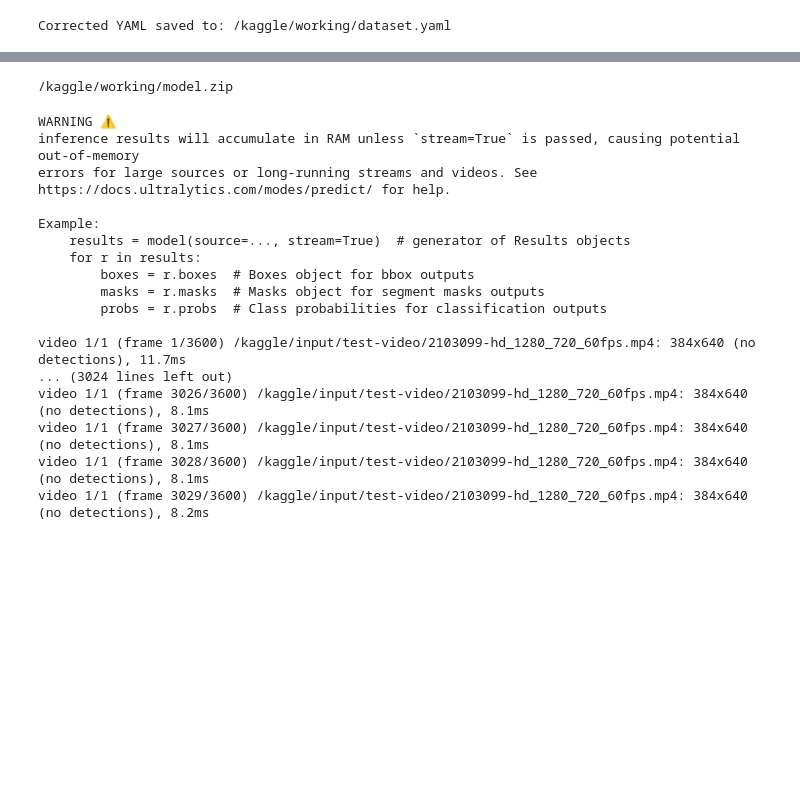
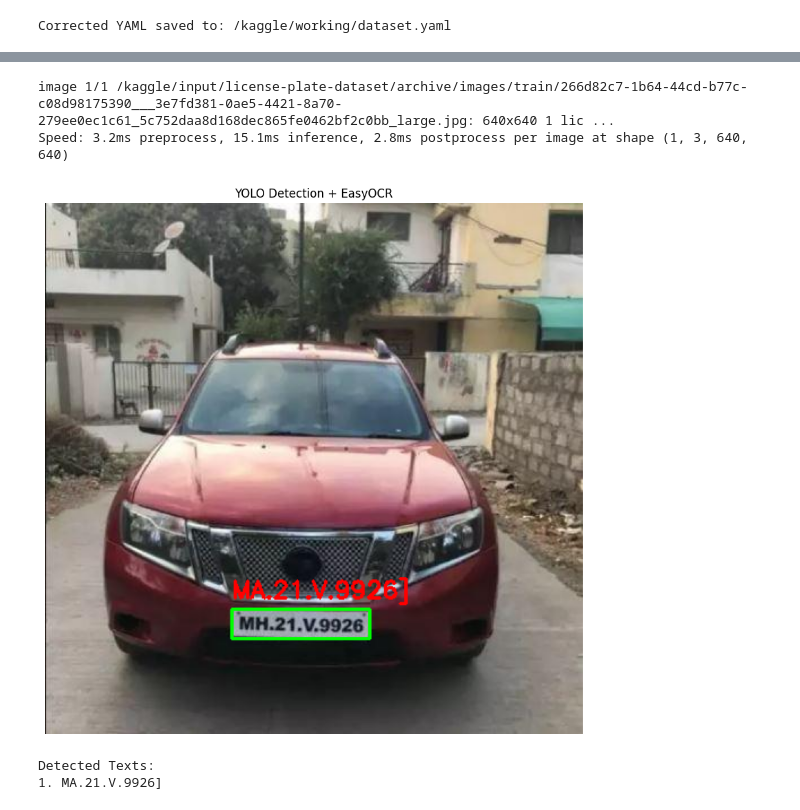
Before and after one commit to Sourav-Kirshan-Lalan/license-plate-rec, a Jupyter notebook: plate.ipynb, the cells around one changed output, grey strips where cells are left out. Saved outputs shown, nothing was run; the diff lists cells and outputs as text; code cells hidden in the pictures; blank space fills up the shorter version.

```diff
--- a/plate.ipynb
+++ b/plate.ipynb
@@ -135,27 +93,0 @@ result[0].show()
-# %%
-from IPython.display import FileLink
-
-FileLink("/kaggle/working/model.zip")
-# %% [output]
-/kaggle/working/model.zip
-# %%
-result = model("/kaggle/input/test-video/2103099-hd_1280_720_60fps.mp4", save=True)
-result[0].show()
-# %% [output]
-WARNING ⚠️
-inference results will accumulate in RAM unless `stream=True` is passed, causing potential out-of-memory
-errors for large sources or long-running streams and videos. See https://docs.ultralytics.com/modes/predict/ for help.
-
-Example:
-    results = model(source=..., stream=True)  # generator of Results objects
-    for r in results:
-        boxes = r.boxes  # Boxes object for bbox outputs
-        masks = r.masks  # Masks object for segment masks outputs
-        probs = r.probs  # Class probabilities for classification outputs
-
-video 1/1 (frame 1/3600) /kaggle/input/test-video/2103099-hd_1280_720_60fps.mp4: 384x640 (no detections), 11.7ms
-... (3024 lines left out)
-video 1/1 (frame 3026/3600) /kaggle/input/test-video/2103099-hd_1280_720_60fps.mp4: 384x640 (no detections), 8.1ms
-video 1/1 (frame 3027/3600) /kaggle/input/test-video/2103099-hd_1280_720_60fps.mp4: 384x640 (no detections), 8.1ms
-video 1/1 (frame 3028/3600) /kaggle/input/test-video/2103099-hd_1280_720_60fps.mp4: 384x640 (no detections), 8.1ms
-video 1/1 (frame 3029/3600) /kaggle/input/test-video/2103099-hd_1280_720_60fps.mp4: 384x640 (no detections), 8.2ms
@@ -161,0 +98,49 @@ video 1/1 (frame 3029/3600) /kaggle/input/test-video/2103099-hd_1280_720_60fps.m
+# %%
+image_path = "/kaggle/input/license-plate-dataset/archive/images/train/266d82c7-1b64-44cd-b77c-c08d98175390___3e7fd381-0ae5-4421-8a70-279ee0ec1c61_5c752daa8d168dec865fe0462bf2c0bb_large.jpg"
+
+results = model(image_path)
+
+image = cv2.imread(image_path)
+image_rgb = cv2.cvtColor(image, cv2.COLOR_BGR2RGB)
+
+reader = easyocr.Reader(['en'])
+
+for r in results:
+    for box in r.boxes:
+        # Get coordinates of the bounding box
+        x1, y1, x2, y2 = map(int, box.xyxy[0].tolist())
+
+        # Crop region from original image
+        roi = image[y1:y2, x1:x2]
+
+        # Run EasyOCR on cropped region
+        ocr_results = reader.readtext(roi)
+
+        # Draw bounding box
+        cv2.rectangle(image_rgb, (x1, y1), (x2, y2), (0, 255, 0), 2)
+
+        # Annotate OCR result on image
+        for (bbox, text, prob) in ocr_results:
+            cv2.putText(image_rgb, text, (x1, y1 - 10),
+                        cv2.FONT_HERSHEY_SIMPLEX, 0.7, (255, 0, 0), 2)
+
+plt.figure(figsize=(12, 10))
+plt.imshow(image_rgb)
+plt.axis('off')
+plt.title("YOLO Detection + EasyOCR")
+plt.show()
+# %% [output]
+image 1/1 /kaggle/input/license-plate-dataset/archive/images/train/266d82c7-1b64-44cd-b77c-c08d98175390___3e7fd381-0ae5-4421-8a70-279ee0ec1c61_5c752daa8d168dec865fe0462bf2c0bb_large.jpg: 640x640 1 lic ...
+Speed: 3.2ms preprocess, 15.1ms inference, 2.8ms postprocess per image at shape (1, 3, 640, 640)
+[figure, added]
+# %%
+detected_texts = []
+for (bbox, text, prob) in ocr_results:
+            detected_texts.append(text)
+
+print("Detected Texts:")
+for i, text in enumerate(detected_texts, 1):
+    print(f"{i}. {text}")
+# %% [output]
+Detected Texts:
+1. MA.21.V.9926]
```
Also changed, not shown: parts of 7 cells of this notebook.
